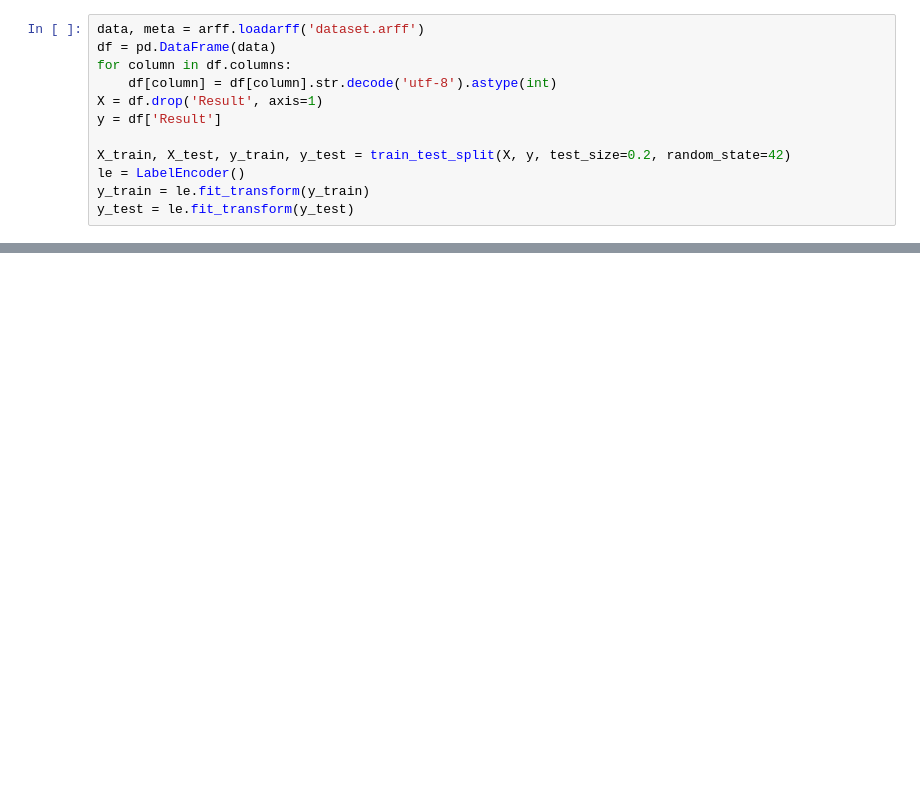
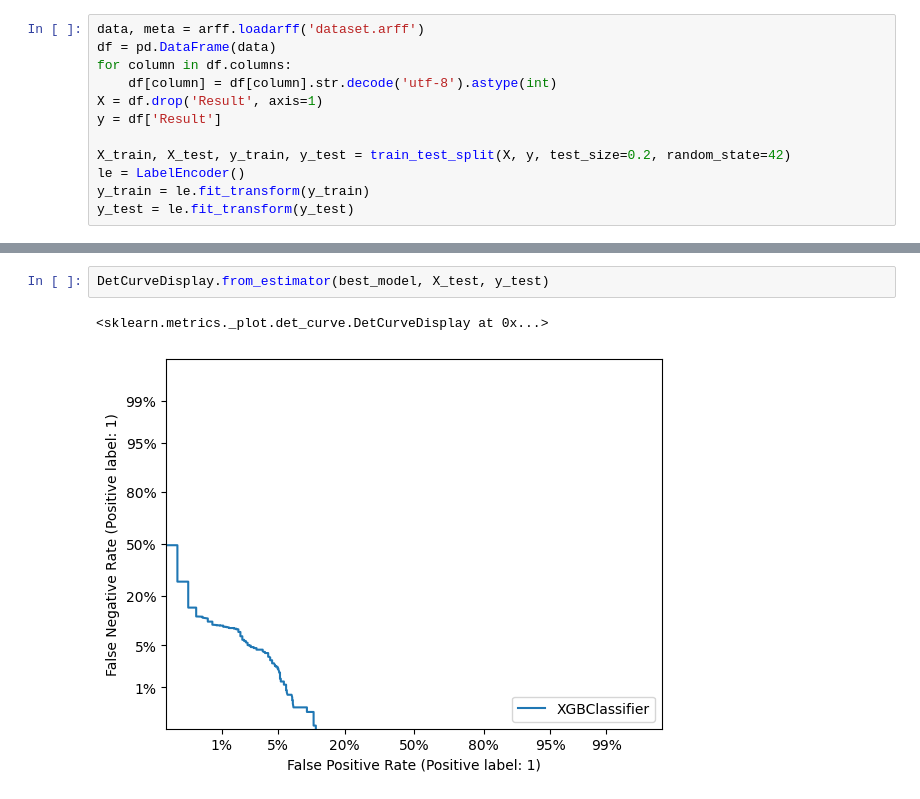
Before and after one commit to Viliusps/phishing-detection, a Jupyter notebook: xgboost.ipynb, the cells around one changed output, grey strips where cells are left out. Saved outputs shown, nothing was run; the diff lists cells and outputs as text; blank space fills up the shorter version.

```diff
--- a/xgboost.ipynb
+++ b/xgboost.ipynb
@@ -46,0 +82,5 @@ Accuracy: 97.01%
+# %%
+DetCurveDisplay.from_estimator(best_model, X_test, y_test)
+# %% [output]
+<sklearn.metrics._plot.det_curve.DetCurveDisplay at 0x...>
+[figure, added]
```
Also changed, not shown: parts of 10 cells of this notebook.
